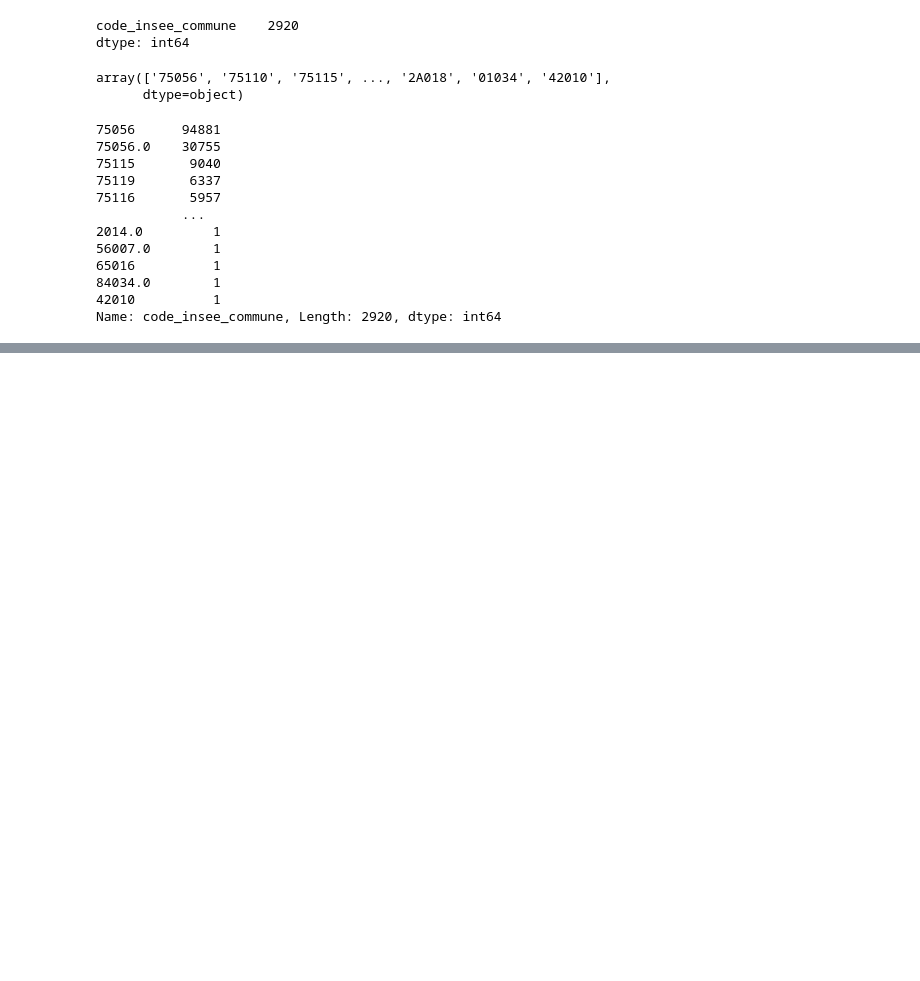
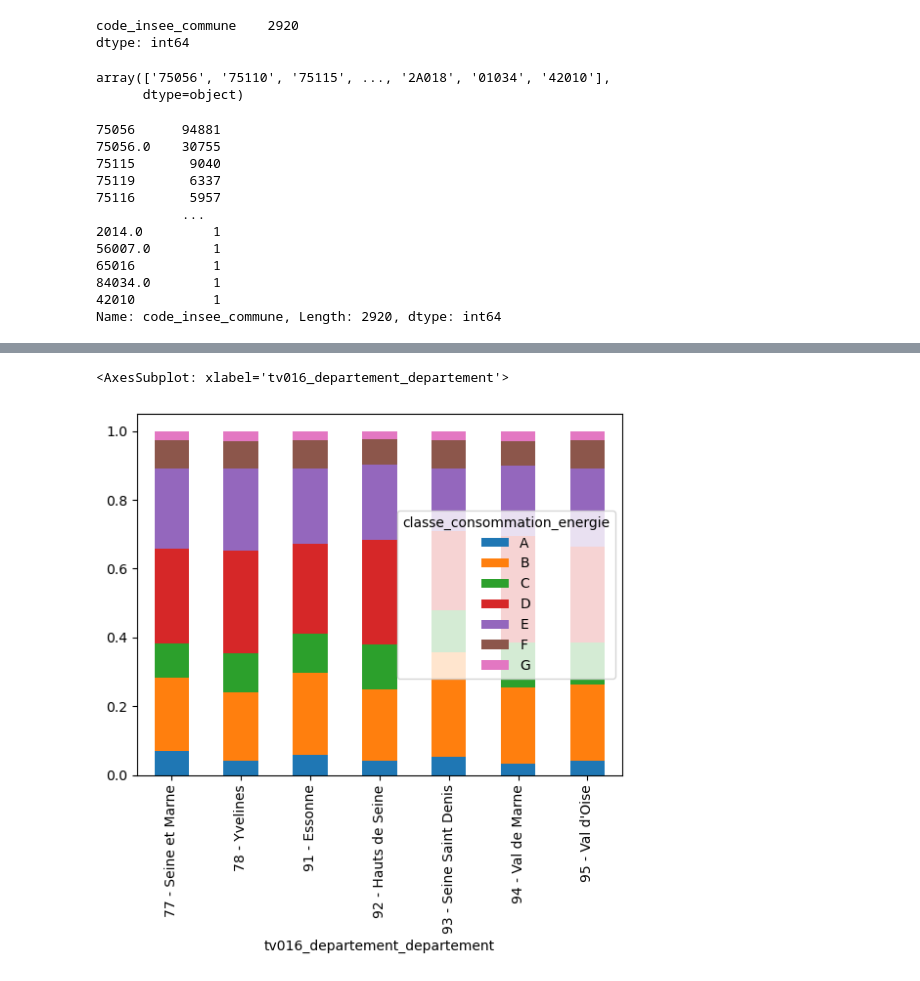
Before and after one commit to gabriel92320/data_science_project, a Jupyter notebook: Lien_DPE_niveau_de_vie.ipynb, the cells around one changed output, grey strips where cells are left out. Cells and saved outputs as stored; diff of their text form; code cells hidden in the pictures; blank space fills up the shorter version.

```diff
--- a/Lien_DPE_niveau_de_vie.ipynb
+++ b/Lien_DPE_niveau_de_vie.ipynb
@@ -265,0 +353,2 @@ dtype: int64
+# %%
+DPE_horsParis2=DPE_horsParis[DPE_horsParis["classe_consommation_energie"]!="N"]
@@ -265,0 +369,6 @@ dtype: int64
+# %%
+pd.crosstab(DPE_horsParis2["tv016_departement_departement"],DPE_horsParis2["classe_consommation_energie"],\
+            normalize='index').plot.bar(stacked=True)
+# %% [output]
+<AxesSubplot: xlabel='tv016_departement_departement'>
+[figure, added]
```
Also changed, not shown: parts of 20 cells of this notebook.
